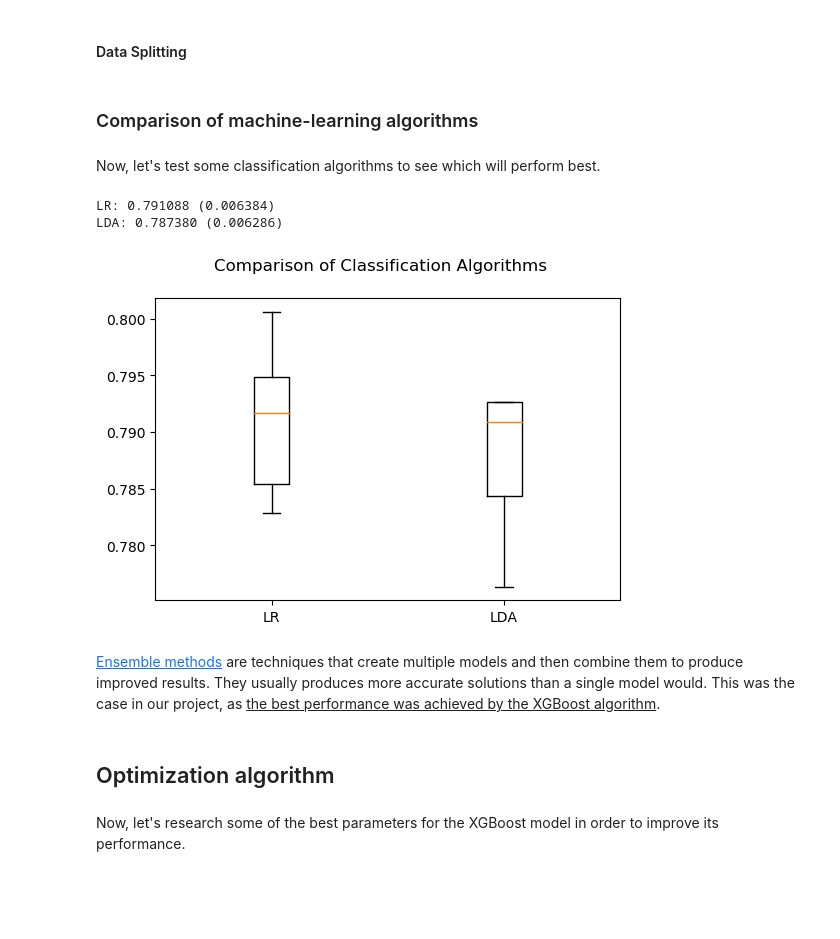
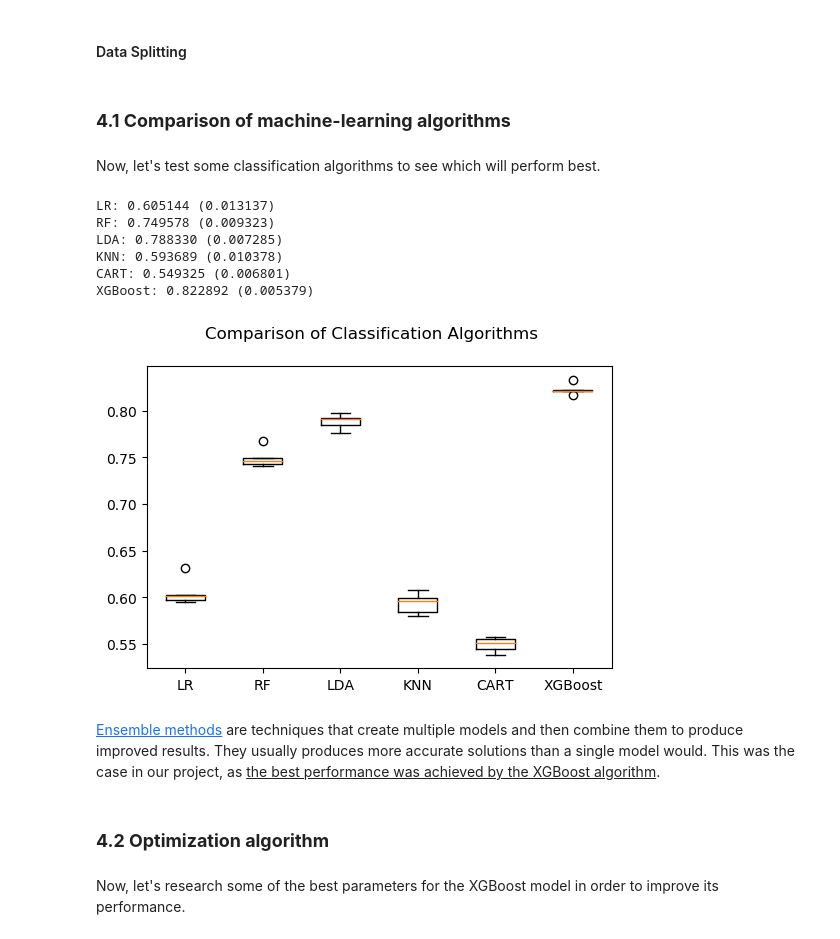
Before and after one commit to andradecmatheus-zz/Project_03_Santander_Customer_Satisfaction, a Jupyter notebook: Project_03_Santander_Customer_Satisfaction.ipynb, the cells around one changed output. Drawn from its saved outputs; the diff is of its cells as text; code cells hidden in the pictures; blank space fills up the shorter version.

```diff
--- a/Project_03_Santander_Customer_Satisfaction.ipynb
+++ b/Project_03_Santander_Customer_Satisfaction.ipynb
@@ -470,7 +482,7 @@ test_size = 0.3
 # Setting a seed to allow the same experiment result to be reproducible
 seed = 123
 # %% [markdown]
-### Comparison of machine-learning algorithms
+### **4.1 Comparison of machine-learning algorithms**
 # %% [markdown]
 Now, let's test some classification algorithms to see which will perform best.
 # %%
@@ -493,50 +505,54 @@ from xgboost import XGBClassifier
 
 
 # Transform features by scaling each feature to a given range.
-X = MinMaxScaler().fit_transform(X)
+X_MinMaxStandard = MinMaxScaler().fit_transform(X)
 
 # Standardize features by removing the mean and scaling to unit variance
-X = StandardScaler().fit_transform(X)
+X_MinMaxStandard = StandardScaler().fit_transform(X_MinMaxStandard)
 
 # Set the number of cross-validation folds
 num_folds = 5
 
 # Models list preparation
 models = []
 models.append(('LR', LogisticRegression()))
 models.append(('RF', RandomForestClassifier()))
 models.append(('LDA', LinearDiscriminantAnalysis()))
 models.append(('KNN', KNeighborsClassifier()))
 models.append(('CART', DecisionTreeClassifier()))
 models.append(('XGBoost', XGBClassifier(eval_metric='auc')))
 
 # Evaluating each model in a loop
 results_models = []
 names = []
 
 for name, model in models:
     kfold = KFold(n_splits = num_folds, random_state = seed, shuffle=True)
     cv_results = cross_val_score(model, X, y, cv = kfold, scoring = 'roc_auc')
     results_models.append(cv_results)
     names.append(name)
     msg = "%s: %f (%f)" % (name, cv_results.mean(), cv_results.std())
     print(msg)
 
 # Boxplot to compare algorithms
 fig = plt.figure()
 fig.suptitle('Comparison of Classification Algorithms')
 ax = fig.add_subplot(111)
 plt.boxplot(results_models)
 ax.set_xticklabels(names)
 plt.show()
 # %% [output]
-LR: 0.791088 (0.006384)
-LDA: 0.787380 (0.006286)
+LR: 0.605144 (0.013137)
+RF: 0.749578 (0.009323)
+LDA: 0.788330 (0.007285)
+KNN: 0.593689 (0.010378)
+CART: 0.549325 (0.006801)
+XGBoost: 0.822892 (0.005379)
-[figure, old version]
+[figure, new version]
 # %% [markdown]
 [Ensemble methods](https://www.toptal.com/machine-learning/ensemble-methods-machine-learning) are techniques that create multiple models and then combine them to produce improved results. They usually produces more accurate solutions than a single model would. This was the case in our project, as <u>the best performance was achieved by the XGBoost algorithm</u>.
 # %% [markdown]
-##  Optimization algorithm
+###  **4.2 Optimization algorithm**
 # %% [markdown]
 Now, let's research some of the best parameters for the XGBoost model in order to improve its performance.
 # %% [markdown]
```
Also changed, not shown: parts of 32 cells of this notebook, 4 other files.
